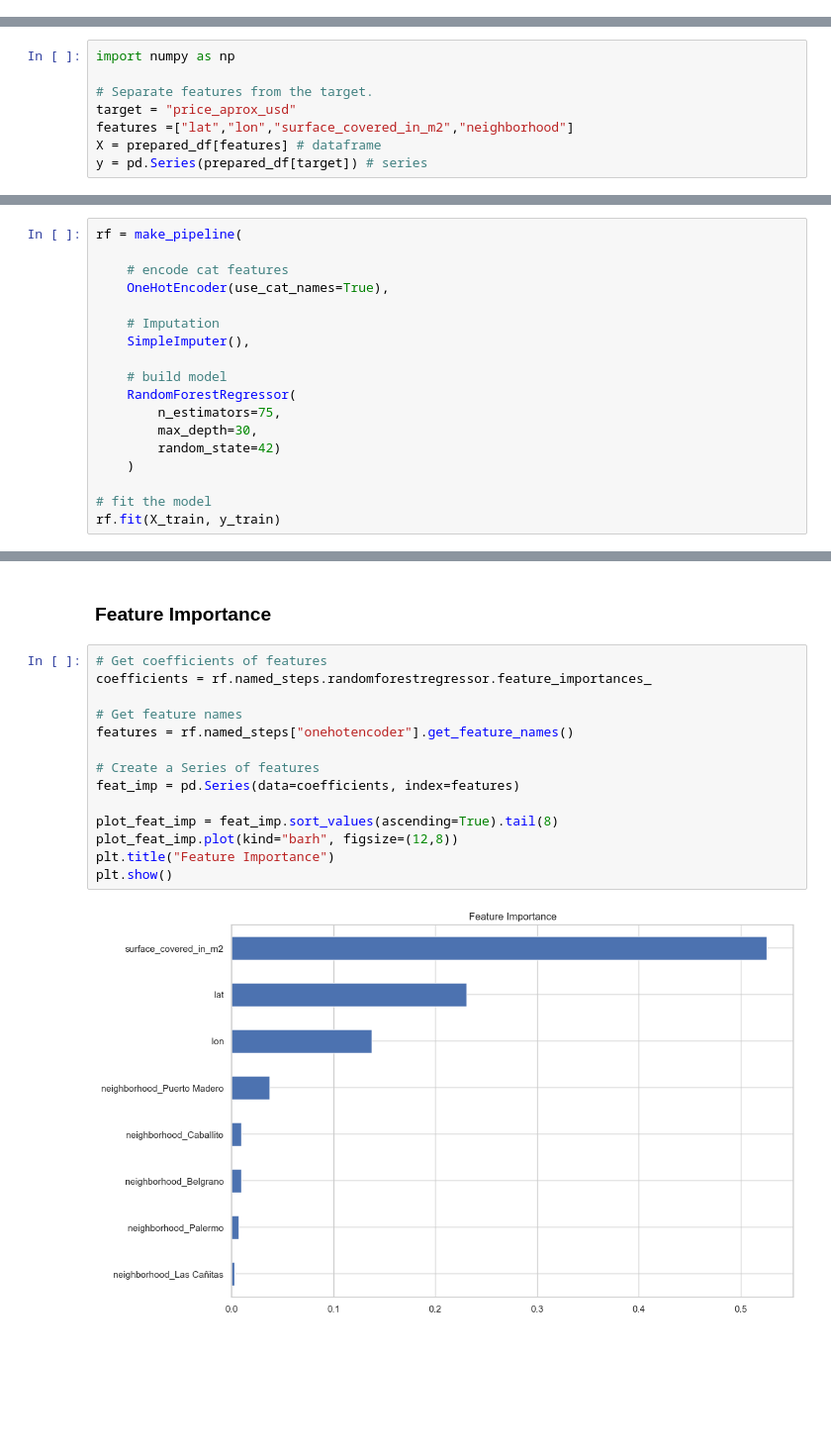
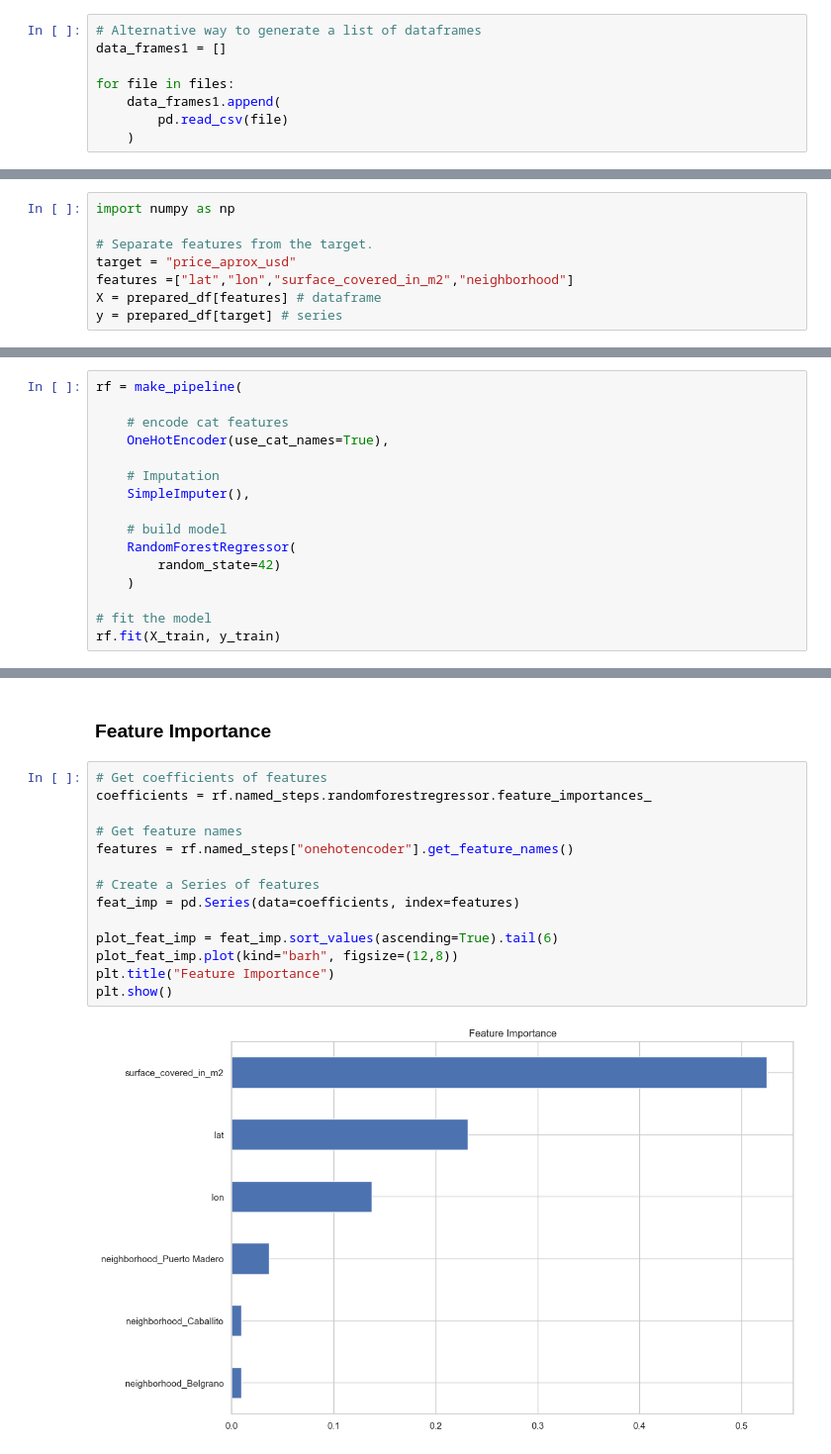
Before and after one commit to eddychetz/machine-learning-labs, a Jupyter notebook: lab-104-regression/lab_104-regression-house-price-prediction.ipynb, the cells around one changed output, grey strips where cells are left out. Shown at 99% size. Drawn from its saved outputs; the diff is of its cells as text; blank space fills up the shorter version.

```diff
--- a/lab-104-regression/lab_104-regression-house-price-prediction.ipynb
+++ b/lab-104-regression/lab_104-regression-house-price-prediction.ipynb
@@ -354,3 +350,11 @@ for file in files:
 ./data\buenos-aires-real-estate-3.csv
 ./data\buenos-aires-real-estate-4.csv
 ./data\buenos-aires-real-estate-5.csv
+# %%
+# Alternative way to generate a list of dataframes
+data_frames1 = []
+
+for file in files:
+    data_frames1.append(
+        pd.read_csv(file)
+    )
@@ -507,7 +513,7 @@ import numpy as np
 target = "price_aprox_usd"
 features =["lat","lon","surface_covered_in_m2","neighborhood"]
 X = prepared_df[features] # dataframe
-y = pd.Series(prepared_df[target]) # series
+y = prepared_df[target] # series
 # %%
 print(y.head())
 # %% [output]
@@ -610,8 +617,6 @@ rf = make_pipeline(
 
     # build model
     RandomForestRegressor(
-        n_estimators=75,
-        max_depth=30,
         random_state=42)
     )
 
@@ -721,19 +728,19 @@ array([135331.46666667,  87903.48011111, 119800.        , ...,
 # %%
 # Get coefficients of features
 coefficients = rf.named_steps.randomforestregressor.feature_importances_
 
 # Get feature names
 features = rf.named_steps["onehotencoder"].get_feature_names()
 
 # Create a Series of features
 feat_imp = pd.Series(data=coefficients, index=features)
 
-plot_feat_imp = feat_imp.sort_values(ascending=True).tail(8)
+plot_feat_imp = feat_imp.sort_values(ascending=True).tail(6)
 plot_feat_imp.plot(kind="barh", figsize=(12,8))
 plt.title("Feature Importance")
 plt.show()
 # %% [output]
-[figure, old version]
+[figure, new version]
 # %%
 def make_prediction(area, lat, lon, neighborhood):
 
```
Also changed, not shown: parts of 19 cells of this notebook, 1 other file.
